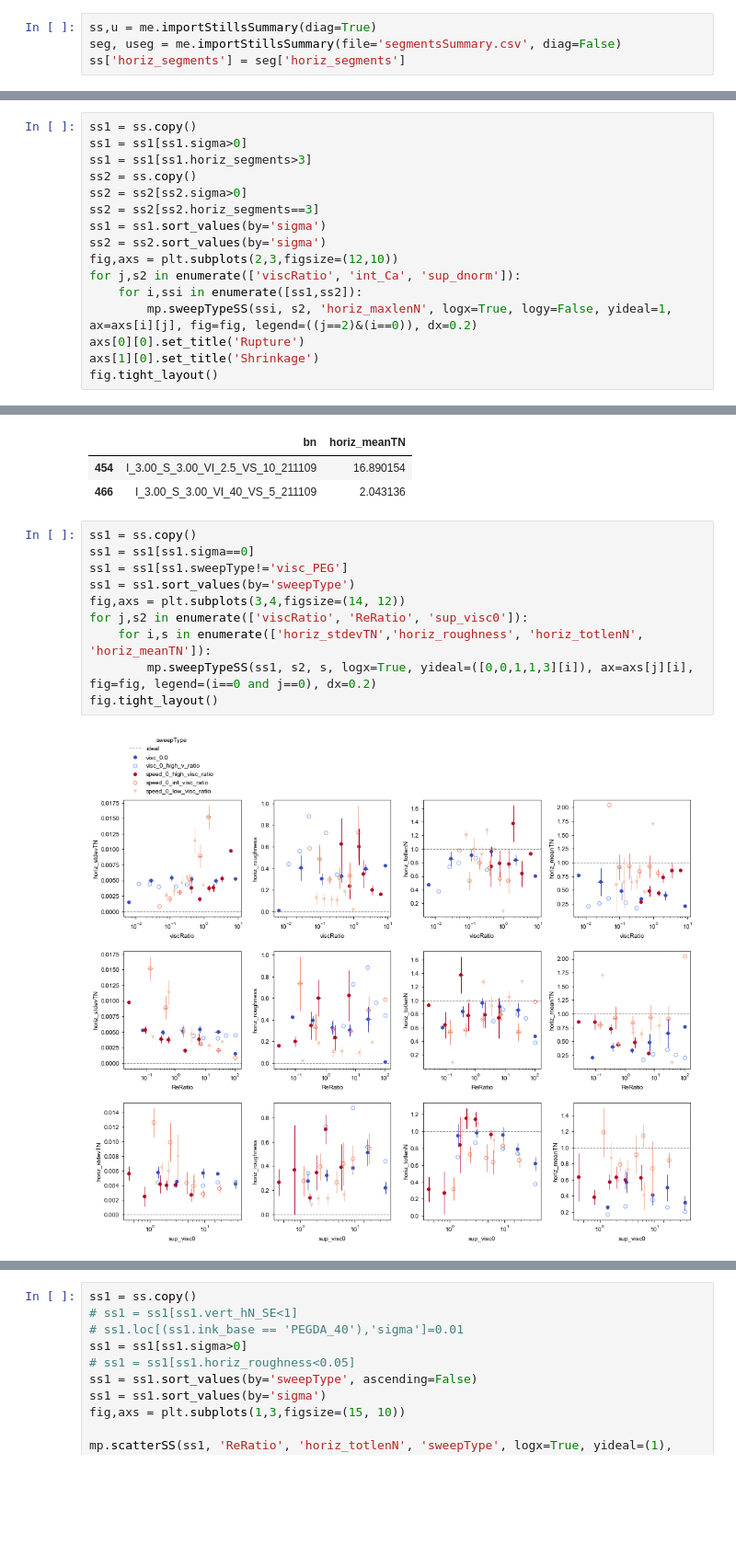
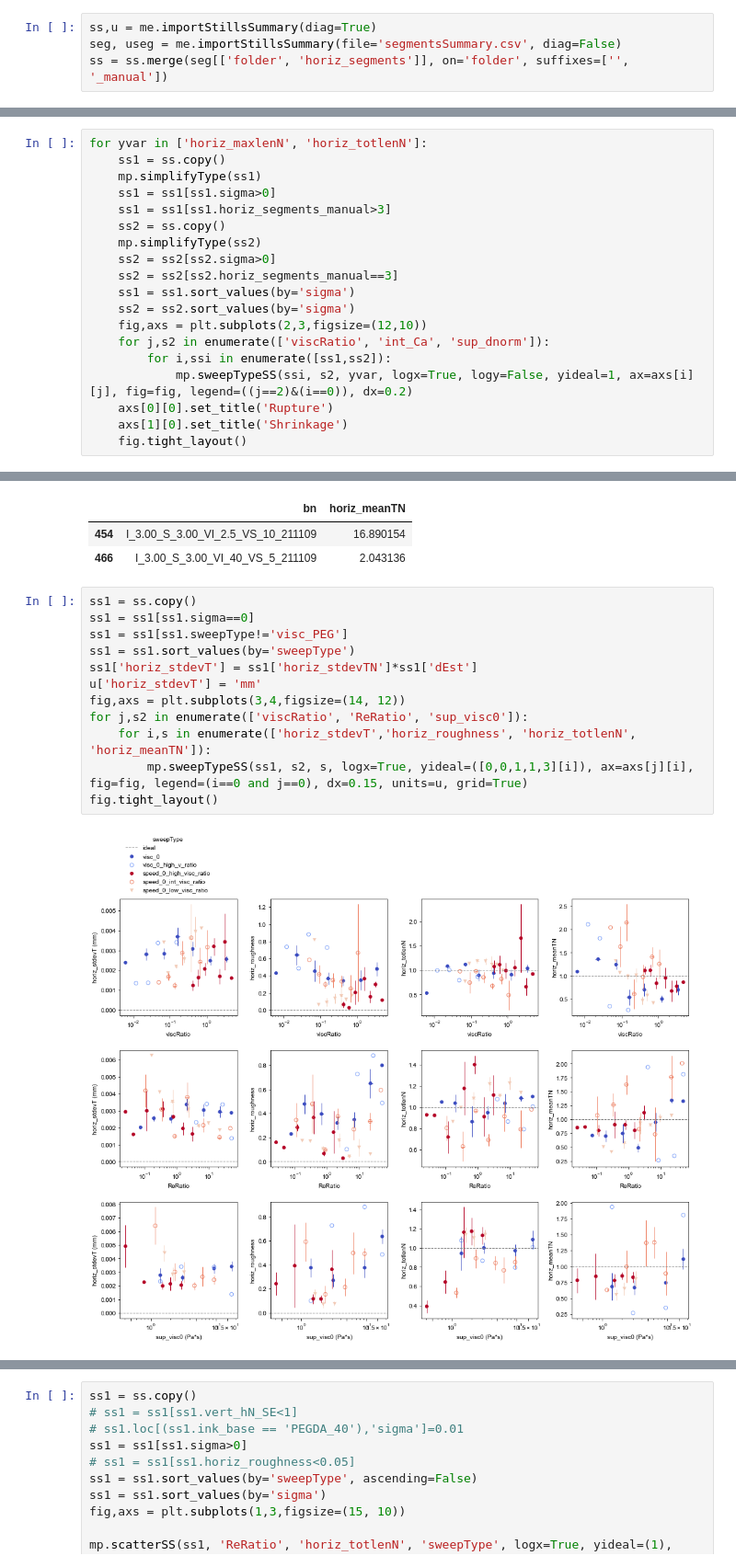
Before and after one commit to usnistgov/embedded3DPvids, a Jupyter notebook: ipynb/vidSummaries_horiz.ipynb, the cells around one changed output, grey strips where cells are left out. Shown at 92% size. Cells and saved outputs as stored; diff of their text form; blank space fills up the shorter version.

```diff
--- a/ipynb/vidSummaries_horiz.ipynb
+++ b/ipynb/vidSummaries_horiz.ipynb
@@ -27,7 +27,7 @@ LOGGERDEFINED = logs.openLog('vidSummaries.ipynb', LOGGERDEFINED, level='DEBUG',
 # %%
 ss,u = me.importStillsSummary(diag=True)
 seg, useg = me.importStillsSummary(file='segmentsSummary.csv', diag=False)
-ss['horiz_segments'] = seg['horiz_segments']
+ss = ss.merge(seg[['folder', 'horiz_segments']], on='folder', suffixes=['', '_manual'])
 # %% [output]
 Independents: ['folder', 'bn', 'date', 'sigma', 'di', 'do', 'fluFile', 'calibFile', 'viscRatio', 'vRatio', 'ReRatio', 'rGrav', 'dEst', 'hDragP', 'vDragP', 'int_CaInv', 'int_Re', 'pressureCh0', 'ink_sh ...
 
@@ -55,17 +164,20 @@ fig.tight_layout()
 # %%
-ss1 = ss.copy()
-ss1 = ss1[ss1.sigma>0]
-ss1 = ss1[ss1.horiz_segments>3]
-ss2 = ss.copy()
-ss2 = ss2[ss2.sigma>0]
-ss2 = ss2[ss2.horiz_segments==3]
-ss1 = ss1.sort_values(by='sigma')
-ss2 = ss2.sort_values(by='sigma')
-fig,axs = plt.subplots(2,3,figsize=(12,10))
-for j,s2 in enumerate(['viscRatio', 'int_Ca', 'sup_dnorm']):
-    for i,ssi in enumerate([ss1,ss2]):
-        mp.sweepTypeSS(ssi, s2, 'horiz_maxlenN', logx=True, logy=False, yideal=1, ax=axs[i][j], fig=fig, legend=((j==2)&(i==0)), dx=0.2)
-axs[0][0].set_title('Rupture')
-axs[1][0].set_title('Shrinkage')
-fig.tight_layout()
+for yvar in ['horiz_maxlenN', 'horiz_totlenN']:
+    ss1 = ss.copy()
+    mp.simplifyType(ss1)
+    ss1 = ss1[ss1.sigma>0]
+    ss1 = ss1[ss1.horiz_segments_manual>3]
+    ss2 = ss.copy()
+    mp.simplifyType(ss2)
+    ss2 = ss2[ss2.sigma>0]
+    ss2 = ss2[ss2.horiz_segments_manual==3]
+    ss1 = ss1.sort_values(by='sigma')
+    ss2 = ss2.sort_values(by='sigma')
+    fig,axs = plt.subplots(2,3,figsize=(12,10))
+    for j,s2 in enumerate(['viscRatio', 'int_Ca', 'sup_dnorm']):
+        for i,ssi in enumerate([ss1,ss2]):
+            mp.sweepTypeSS(ssi, s2, yvar, logx=True, logy=False, yideal=1, ax=axs[i][j], fig=fig, legend=((j==2)&(i==0)), dx=0.2)
+    axs[0][0].set_title('Rupture')
+    axs[1][0].set_title('Shrinkage')
+    fig.tight_layout()
 # %% [output]
@@ -79,13 +192,15 @@ ss1[ss1.horiz_meanTN>2][['bn', 'horiz_meanTN']]
 # %%
 ss1 = ss.copy()
 ss1 = ss1[ss1.sigma==0]
 ss1 = ss1[ss1.sweepType!='visc_PEG']
 ss1 = ss1.sort_values(by='sweepType')
+ss1['horiz_stdevT'] = ss1['horiz_stdevTN']*ss1['dEst']
+u['horiz_stdevT'] = 'mm'
 fig,axs = plt.subplots(3,4,figsize=(14, 12))
 for j,s2 in enumerate(['viscRatio', 'ReRatio', 'sup_visc0']):
-    for i,s in enumerate(['horiz_stdevTN','horiz_roughness', 'horiz_totlenN', 'horiz_meanTN']):
-        mp.sweepTypeSS(ss1, s2, s, logx=True, yideal=([0,0,1,1,3][i]), ax=axs[j][i], fig=fig, legend=(i==0 and j==0), dx=0.2)
+    for i,s in enumerate(['horiz_stdevT','horiz_roughness', 'horiz_totlenN', 'horiz_meanTN']):
+        mp.sweepTypeSS(ss1, s2, s, logx=True, yideal=([0,0,1,1,3][i]), ax=axs[j][i], fig=fig, legend=(i==0 and j==0), dx=0.15, units=u, grid=True)
 fig.tight_layout()
 # %% [output]
-[figure, old version]
+[figure, new version]
 # %%
```
Also changed, not shown: parts of 21 cells of this notebook, 9 other files.
